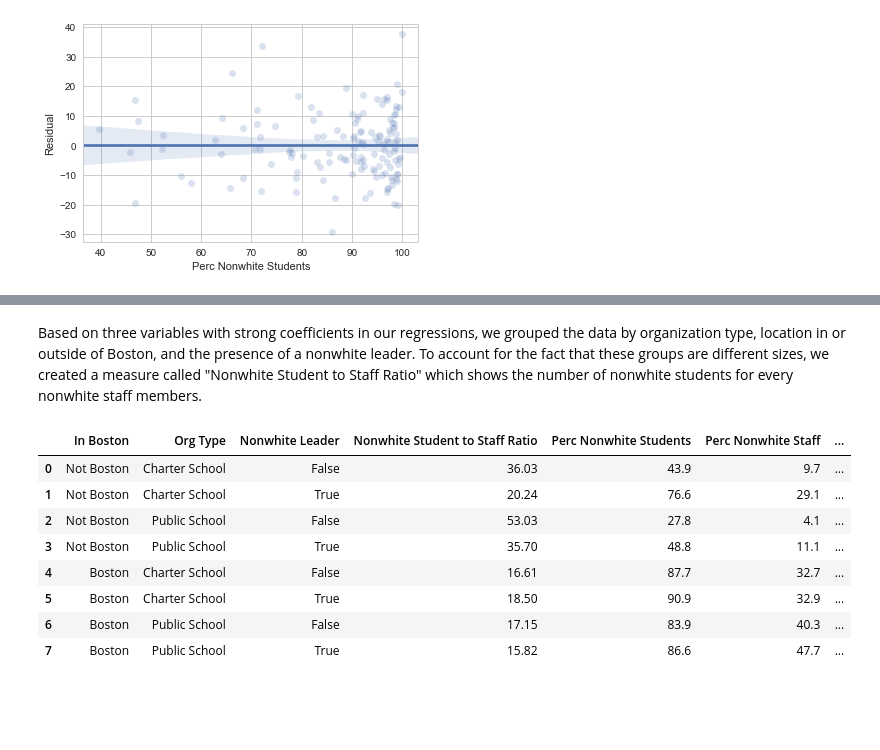
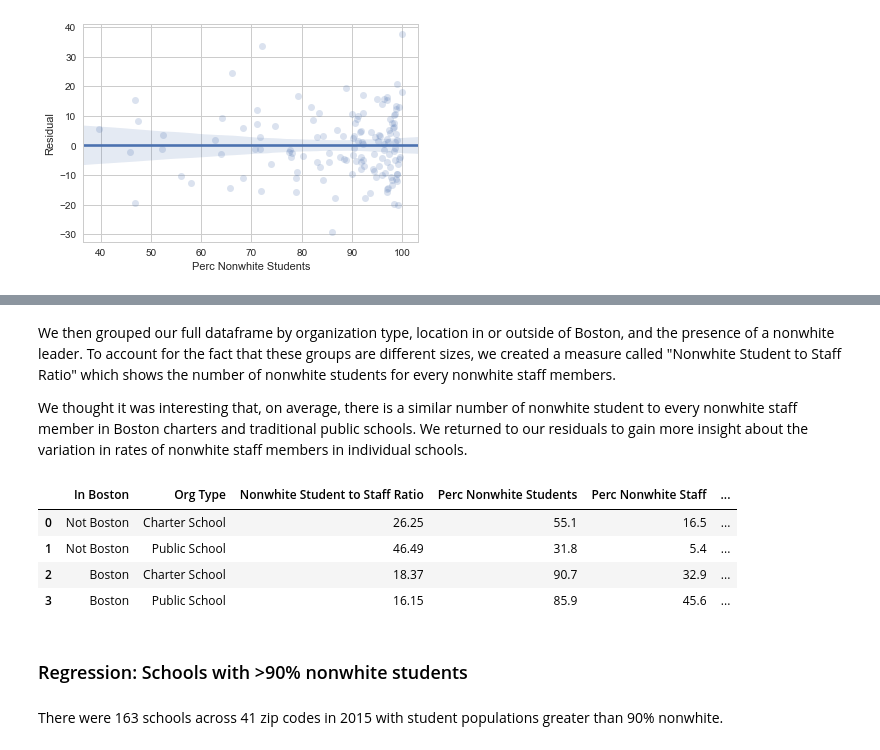
Before and after one commit to jill-k/school-staff-demographics, a Jupyter notebook: analysis/School Staff Analysis.ipynb, the cells around one changed output, grey strips where cells are left out. Drawn from its saved outputs; the diff is of its cells as text; code cells hidden in the pictures; blank space fills up the shorter version.

```diff
--- a/analysis/School Staff Analysis.ipynb
+++ b/analysis/School Staff Analysis.ipynb
@@ -480,21 +475,23 @@ sl.set_xlabel("School Type", fontsize = 15);
 # %% [markdown]
-Based on three variables with strong coefficients in our regressions, we grouped the data by organization type, location in or outside of Boston, and the presence of a nonwhite leader. To account for the fact that these groups are different sizes, we created a measure called "Nonwhite Student to Staff Ratio" which shows the number of nonwhite students for every nonwhite staff members.
+We then grouped our full dataframe by organization type, location in or outside of Boston, and the presence of a nonwhite leader. To account for the fact that these groups are different sizes, we created a measure called "Nonwhite Student to Staff Ratio" which shows the number of nonwhite students for every nonwhite staff members.
+
+We thought it was interesting that, on average, there is a similar number of nonwhite student to every nonwhite staff member in Boston charters and traditional public schools. We returned to our residuals to gain more insight about the variation in rates of nonwhite staff members in individual schools.
 # %%
-ally = df_staff_15.groupby(["In Boston", "Org Type", "Nonwhite Leader"]).sum()[["Nonwhite (Num Stu)", "Total Students", "Nonwhite (Num Staff)", "Total Staff"]]
+ally = df_staff_15.groupby(["In Boston", "Org Type"]).sum()[["Nonwhite (Num Stu)", "Total Students", "Nonwhite (Num Staff)", "Total Staff"]]
 ally = ally.reset_index()
 # %%
 ally['Nonwhite Student to Staff Ratio'] = round(ally["Nonwhite (Num Stu)"] / ally["Nonwhite (Num Staff)"], 2)
 ally["Perc Nonwhite Students"] = round(ally["Nonwhite (Num Stu)"] / ally["Total Students"] * 100, 1)
 ally["Perc Nonwhite Staff"] = round(ally["Nonwhite (Num Staff)"] / ally["Total Staff"] *100, 1)
-ally = ally[["In Boston", "Org Type", "Nonwhite Leader", "Nonwhite Student to Staff Ratio", "Perc Nonwhite Students", "Perc Nonwhite Staff", "Nonwhite (Num Stu)", "Total Students", "Nonwhite (Num Staff)", "Total Staff"]]
+ally = ally[["In Boston", "Org Type", "Nonwhite Student to Staff Ratio", "Perc Nonwhite Students", "Perc Nonwhite Staff", "Nonwhite (Num Stu)", "Total Students", "Nonwhite (Num Staff)", "Total Staff"]]
 ally
 # %% [output]
-|  | In Boston | Org Type | Nonwhite Leader | Nonwhite Student to Staff Ratio | Perc Nonwhite Students | Perc Nonwhite Staff | ... |
-| 0 | Not Boston | Charter School | False | 36.03 | 43.9 | 9.7 | ... |
-| 1 | Not Boston | Charter School | True | 20.24 | 76.6 | 29.1 | ... |
-| 2 | Not Boston | Public School | False | 53.03 | 27.8 | 4.1 | ... |
-| 3 | Not Boston | Public School | True | 35.70 | 48.8 | 11.1 | ... |
-| 4 | Boston | Charter School | False | 16.61 | 87.7 | 32.7 | ... |
-| 5 | Boston | Charter School | True | 18.50 | 90.9 | 32.9 | ... |
-| 6 | Boston | Public School | False | 17.15 | 83.9 | 40.3 | ... |
-| 7 | Boston | Public School | True | 15.82 | 86.6 | 47.7 | ... |
+|  | In Boston | Org Type | Nonwhite Student to Staff Ratio | Perc Nonwhite Students | Perc Nonwhite Staff | ... |
+| 0 | Not Boston | Charter School | 26.25 | 55.1 | 16.5 | ... |
+| 1 | Not Boston | Public School | 46.49 | 31.8 | 5.4 | ... |
+| 2 | Boston | Charter School | 18.37 | 90.7 | 32.9 | ... |
+| 3 | Boston | Public School | 16.15 | 85.9 | 45.6 | ... |
+# %% [markdown]
+### Regression: Schools with >90% nonwhite students
+# %% [markdown]
+There were 163 schools across 41 zip codes in 2015 with student populations greater than 90% nonwhite.
```
Also changed, not shown: parts of 53 cells of this notebook.
